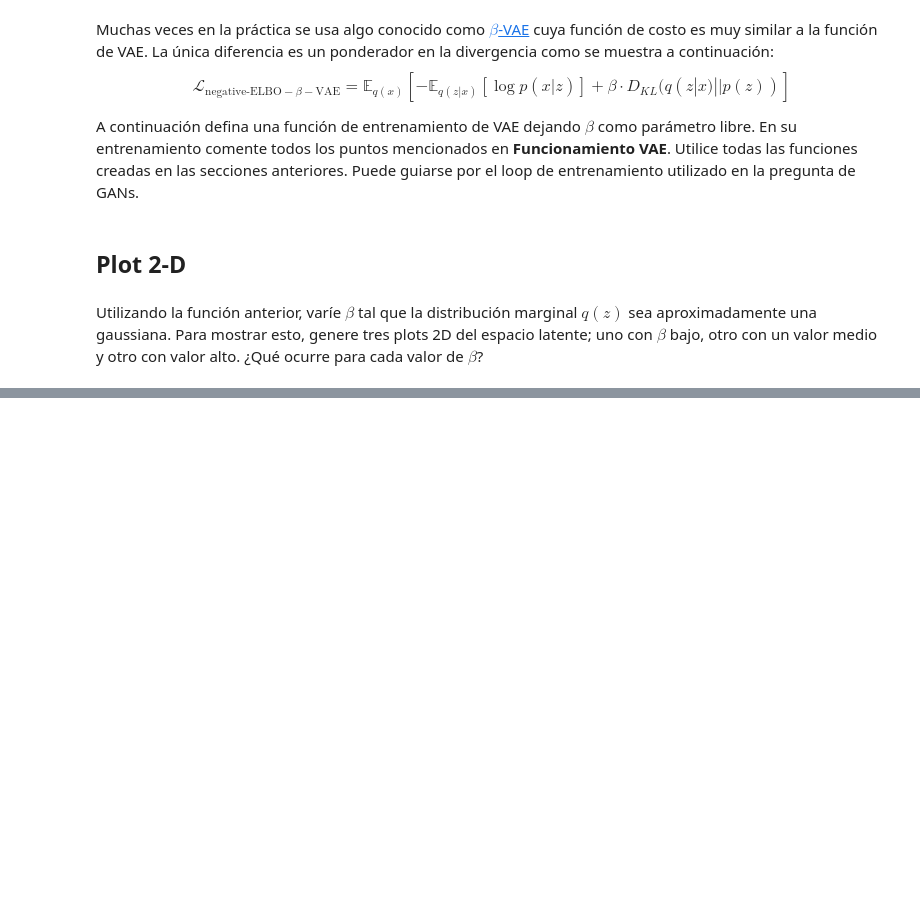
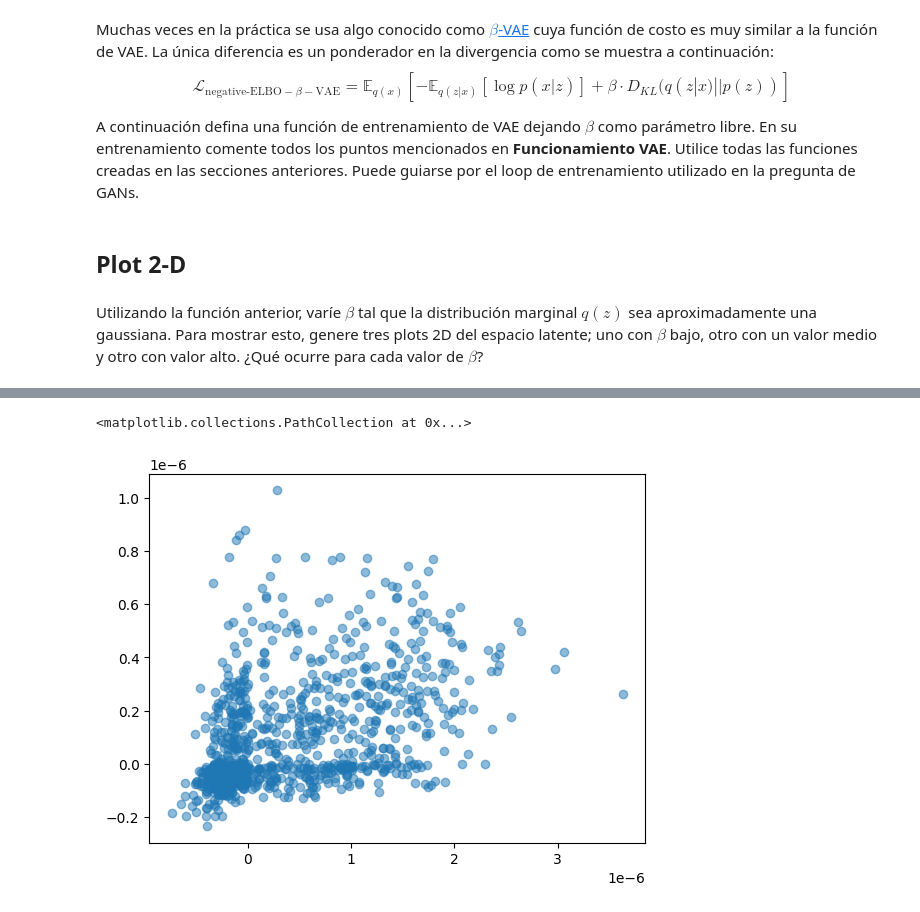
Before and after one commit to nfierroflo/EL7006-1, a Jupyter notebook: T4-GANs&VAEs/EL7006_T4_P2_VAE_Enunciado.ipynb, the cells around one changed output, grey strips where cells are left out. Drawn from its saved outputs; the diff is of its cells as text; code cells hidden in the pictures; blank space fills up the shorter version.

```diff
--- a/T4-GANs&VAEs/EL7006_T4_P2_VAE_Enunciado.ipynb
+++ b/T4-GANs&VAEs/EL7006_T4_P2_VAE_Enunciado.ipynb
@@ -258,0 +441,14 @@ Utilizando la función anterior, varíe $\beta$ tal que la distribución margina
+# %%
+gen=Generator(z_dim).to(device)
+beta=1.0
+gen.load_state_dict(torch.load(f'gen_beta{beta}.pth'))
+gen.eval()
+z_samples = torch.randn(1000, z_dim).to(device)
+gen(z_samples).shape
+latent_representations = enc(gen(z_samples))
+x=torch.squeeze(latent_representations[0][:, 0]).detach().cpu().numpy()
+y=torch.squeeze(latent_representations[0][:, 1]).detach().cpu().numpy()
+plt.scatter(x, y, alpha=0.5)
+# %% [output]
+<matplotlib.collections.PathCollection at 0x...>
+[figure, added]
```
Also changed, not shown: parts of 16 cells of this notebook, 6 other files.
